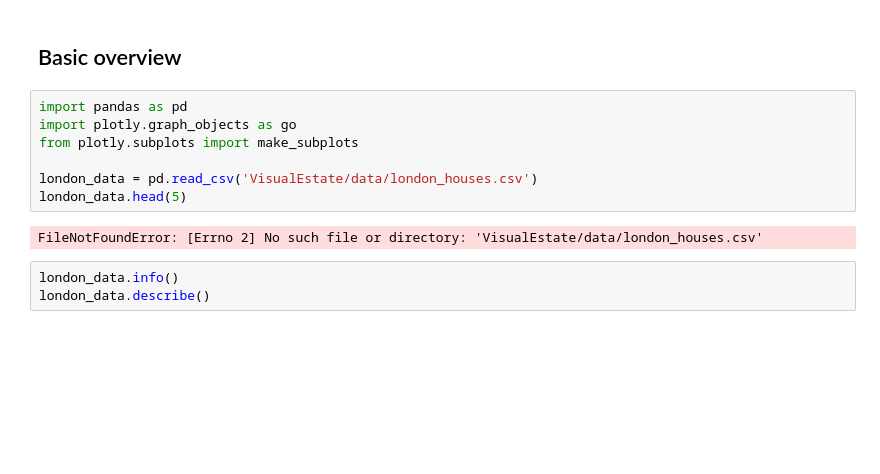
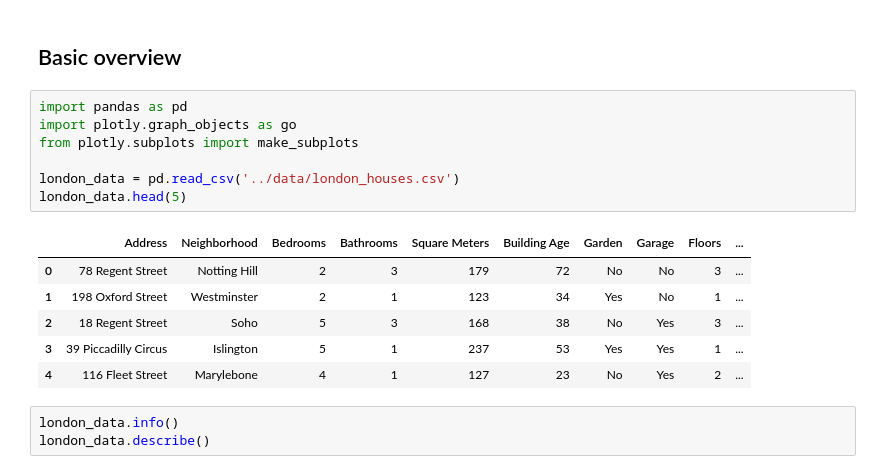
Before and after one commit to com-480-data-visualization/VisualEstate, a Jupyter notebook: EDA/exploratory_analysis_london.ipynb, the cells around one changed output. Cells and saved outputs as stored; diff of their text form; blank space fills up the shorter version.

```diff
--- a/EDA/exploratory_analysis_london.ipynb
+++ b/EDA/exploratory_analysis_london.ipynb
@@ -7,12 +7,17 @@ Dataset can be found on https://www.kaggle.com/datasets/oktayrdeki/houses-in-lon
 # %%
 import pandas as pd
 import plotly.graph_objects as go
 from plotly.subplots import make_subplots
 
-london_data = pd.read_csv('VisualEstate/data/london_houses.csv')
+london_data = pd.read_csv('../data/london_houses.csv')
 london_data.head(5)
 # %% [output]
-FileNotFoundError: [Errno 2] No such file or directory: 'VisualEstate/data/london_houses.csv'
+|  | Address | Neighborhood | Bedrooms | Bathrooms | Square Meters | Building Age | Garden | Garage | Floors | ... |
+| 0 | 78 Regent Street | Notting Hill | 2 | 3 | 179 | 72 | No | No | 3 | ... |
+| 1 | 198 Oxford Street | Westminster | 2 | 1 | 123 | 34 | Yes | No | 1 | ... |
+| 2 | 18 Regent Street | Soho | 5 | 3 | 168 | 38 | No | Yes | 3 | ... |
+| 3 | 39 Piccadilly Circus | Islington | 5 | 1 | 237 | 53 | Yes | Yes | 1 | ... |
+| 4 | 116 Fleet Street | Marylebone | 4 | 1 | 127 | 23 | No | Yes | 2 | ... |
 # %%
 london_data.info()
 london_data.describe()
```
